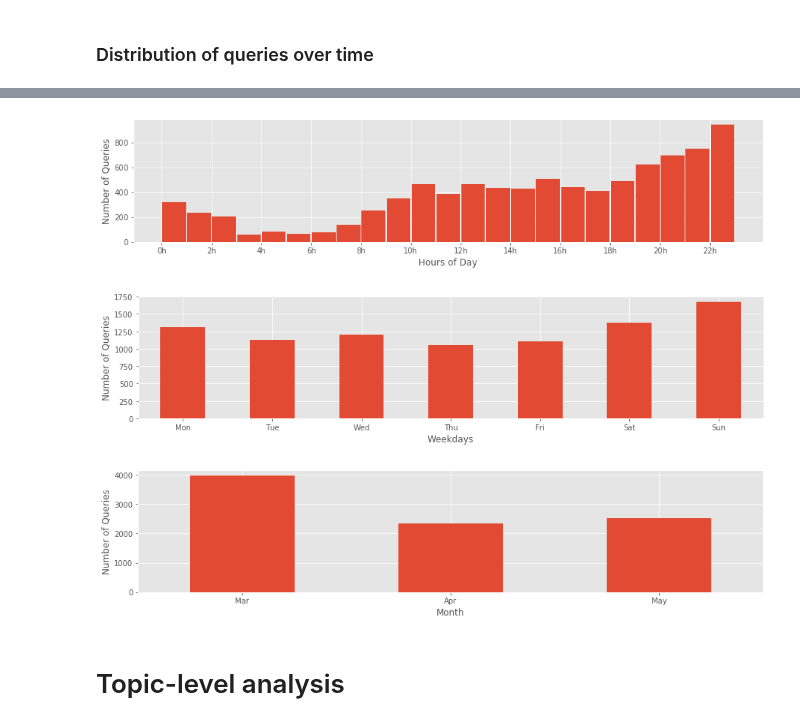
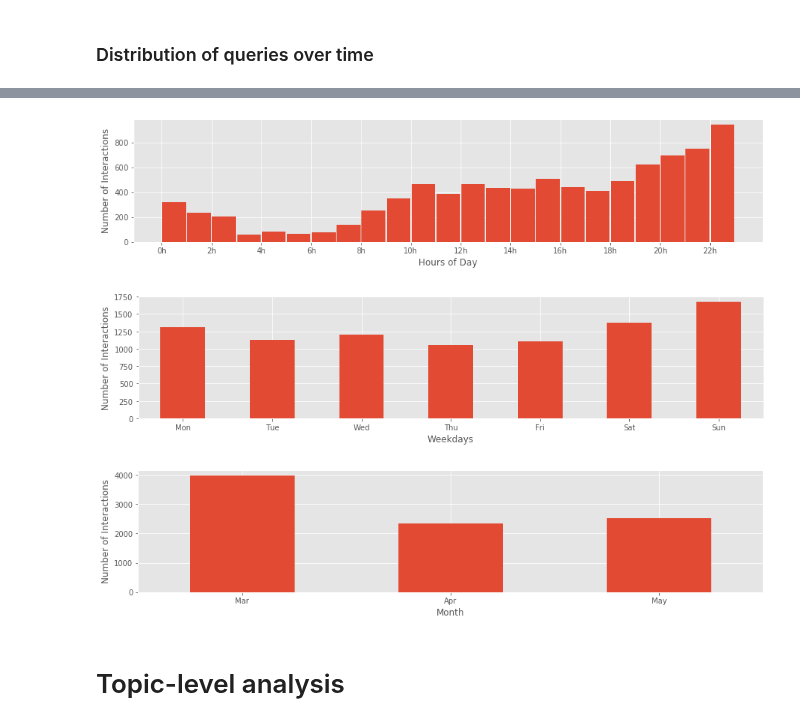
Before and after one commit to feup-infolab/army-ant, a Jupyter notebook: notebooks/query_log_analysis/query_log_analysis.ipynb, the cells around one changed output, grey strips where cells are left out. Cells and saved outputs as stored; diff of their text form; code cells hidden in the pictures.

```diff
--- a/notebooks/query_log_analysis/query_log_analysis.ipynb
+++ b/notebooks/query_log_analysis/query_log_analysis.ipynb
@@ -85,6 +85,8 @@ def load_webis_smc_12(path):
         },
         inplace=True)
 
+    df.click_rank = df.click_rank.astype(pd.Int64Dtype())
+
     return df
 # %% [markdown]
 # Dataset loading
@@ -167,12 +169,12 @@ plt.show()
 # %%
 qlog["timestamp"].map(lambda t: t.hour) \
     .plot(kind="hist", bins=23, rwidth=.95)
 plt.xticks(range(0, 24, 2), labels=["{0}h".format(h) for h in range(0, 24, 2)])
 plt.xlabel("Hours of Day")
-plt.ylabel("Number of Queries")
+plt.ylabel("Number of Interactions")
 plt.show()
 # %% [output]
-[figure, old version]
+[figure, new version]
 # %%
 weekdays=["Mon", "Tue", "Wed", "Thu", "Fri", "Sat", "Sun"]
 
@@ -185,10 +187,10 @@ qlog \
 
 plt.xticks(range(len(weekdays)), labels=weekdays, rotation=0)
 plt.xlabel("Weekdays")
-plt.ylabel("Number of Queries")
+plt.ylabel("Number of Interactions")
 plt.show()
 # %% [output]
-[figure, old version]
+[figure, new version]
 # %%
 months = ["Jan", "Feb", "Mar", "Apr", "May", "Jun", "Jul", "Aug", "Sep", "Oct", "Nov", "Dec"]
 qlog["month"] = qlog["timestamp"].map(lambda t: t.month)
@@ -205,10 +207,10 @@ plt.xticks(
     labels=months[(min(queries_per_month.index)-1):max(queries_per_month.index)],
     rotation=0)
 plt.xlabel("Month")
-plt.ylabel("Number of Queries")
+plt.ylabel("Number of Interactions")
 plt.show()
 # %% [output]
-[figure, old version]
+[figure, new version]
 # %% [markdown]
 # Topic-level analysis
 # %%
```
Also changed, not shown: parts of 13 cells of this notebook.
